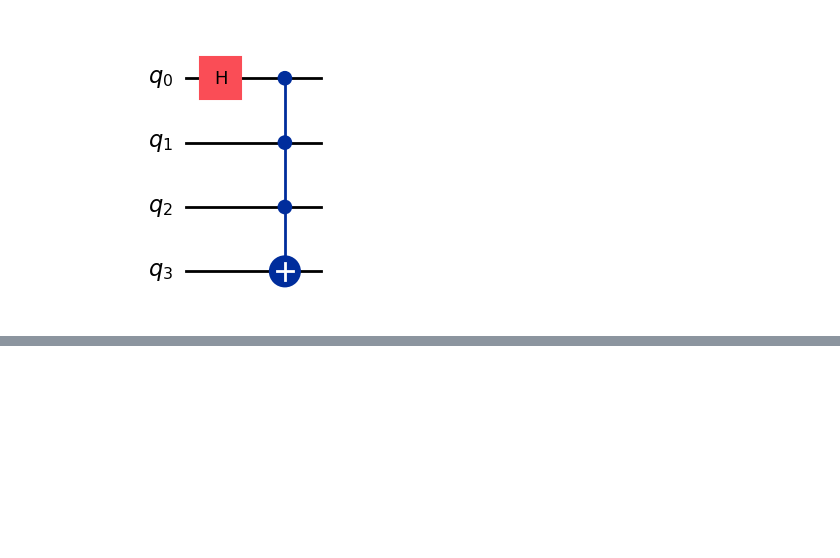
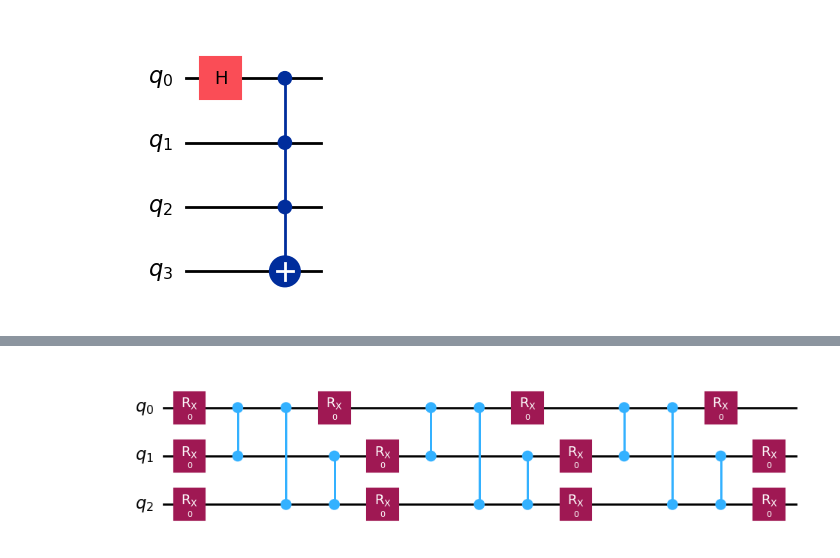
Before and after one commit to davidomanovic/Quantum-Computing, a Jupyter notebook: QiSkit/QuantumCircuit.ipynb, the cells around one changed output, grey strips where cells are left out. Saved outputs shown, nothing was run; the diff lists cells and outputs as text; code cells hidden in the pictures; blank space fills up the shorter version.

```diff
--- a/QiSkit/QuantumCircuit.ipynb
+++ b/QiSkit/QuantumCircuit.ipynb
@@ -12,0 +27,5 @@ qc.draw('mpl')
+# %%
+bound_circuit = two_local.assign_parameters({p: 0 for p in two_local.parameters})
+bound_circuit.decompose().draw('mpl')
+# %% [output]
+[figure, added]
```
Also changed, not shown: parts of 3 cells of this notebook.
